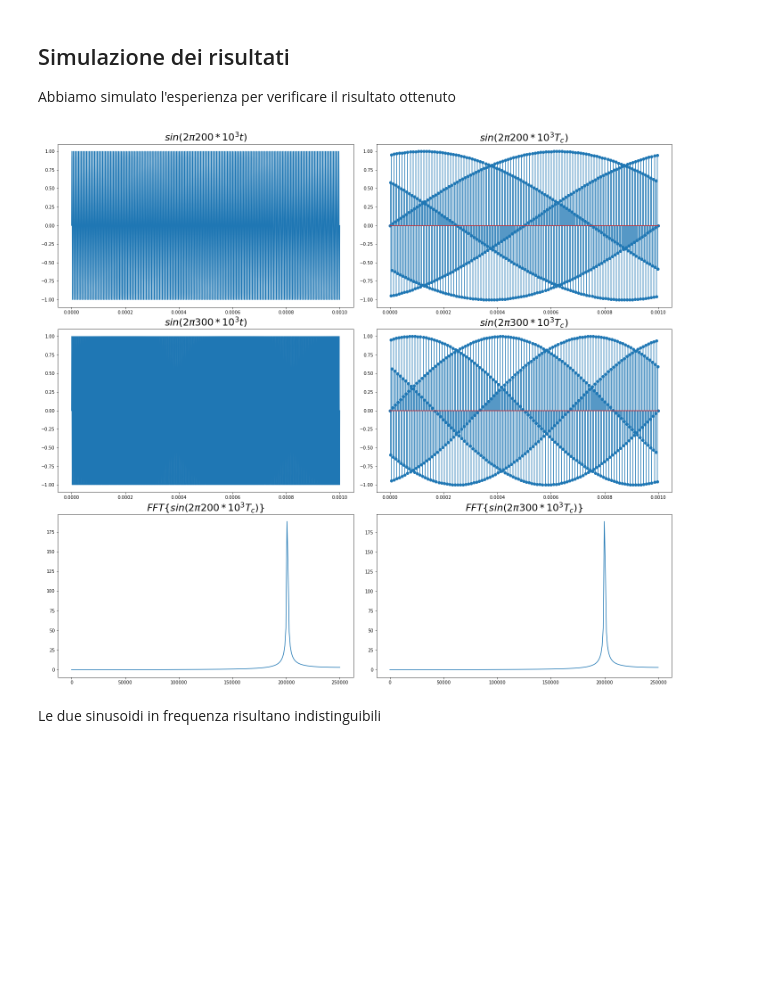
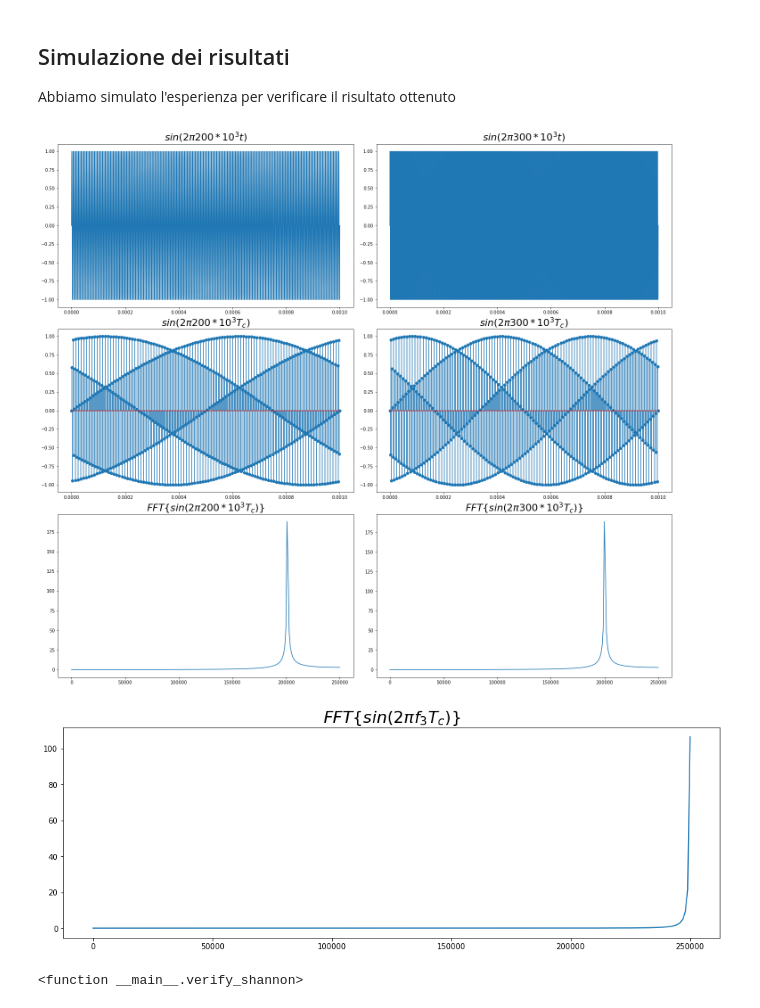
Before and after one commit to GoldMyr1994/mbmcpy, a Jupyter notebook: m.conte/Teorema del Campionamento e Modulazioni Analogiche.ipynb, the cells around one changed output. Saved outputs shown, nothing was run; the diff lists cells and outputs as text; code cells hidden in the pictures; blank space fills up the shorter version.

```diff
--- a/m.conte/Teorema del Campionamento e Modulazioni Analogiche.ipynb
+++ b/m.conte/Teorema del Campionamento e Modulazioni Analogiche.ipynb
@@ -80,12 +103,13 @@ plt.plot(ax_t,x1)
 plt.title("$sin(2\pi{200*10^3}t)$",fontsize=22, fontweight='bold')
 
 plt.subplot(gs[0,1])
+plt.plot(ax_t,x2)
+plt.title("$sin(2\pi{300*10^3}t)$",fontsize=22, fontweight='bold')
+
+
+plt.subplot(gs[1,0])
 plt.stem(ax_tc,x1c)
 plt.title("$sin(2\pi{200*10^3}T_c)$",fontsize=22, fontweight='bold')
-
-plt.subplot(gs[1,0])
-plt.plot(ax_t,x2)
-plt.title("$sin(2\pi{300*10^3}t)$",fontsize=22, fontweight='bold')
 
 plt.subplot(gs[1,1])
 plt.stem(ax_tc,x2c)
@@ -107,6 +131,27 @@ plt.tight_layout()
 figure.subplots_adjust(top=0.85)
 plt.show()
 # %% [output]
-[figure, old version]
+[figure, new version]
-# %% [markdown]
-Le due sinusoidi in frequenza risultano indistinguibili
+# %%
+def verify_shannon(f3):
+    x3 = np.sin(2*np.pi*f3*ax_t)
+    x3c = np.sin(2*np.pi*f3*ax_tc)
+
+    gs = gridspec.GridSpec(1, 2)
+
+    figure = plt.figure(figsize=(25,5))
+
+    plt.subplot(gs[0,0])
+    X3c = np.fft.fft(x3c)
+    axf = np.linspace(0.0, 1.0/(2*Tc), 500//2)
+    plt.plot(axf,np.abs(X3c[0:(500//2)]))
+    plt.title("$FFT\{sin(2\pi{f_{3}}T_c)\}$",fontsize=22, fontweight='bold')
+
+    plt.tight_layout()
+    figure.subplots_adjust(top=0.85)
+    plt.show()
+
+wdg.interact(verify_shannon, f3=(0,5e5,1e4))
+# %% [output]
+[figure, added]
+<function __main__.verify_shannon>
```
Also changed, not shown: parts of 16 cells of this notebook, 31 other files.
